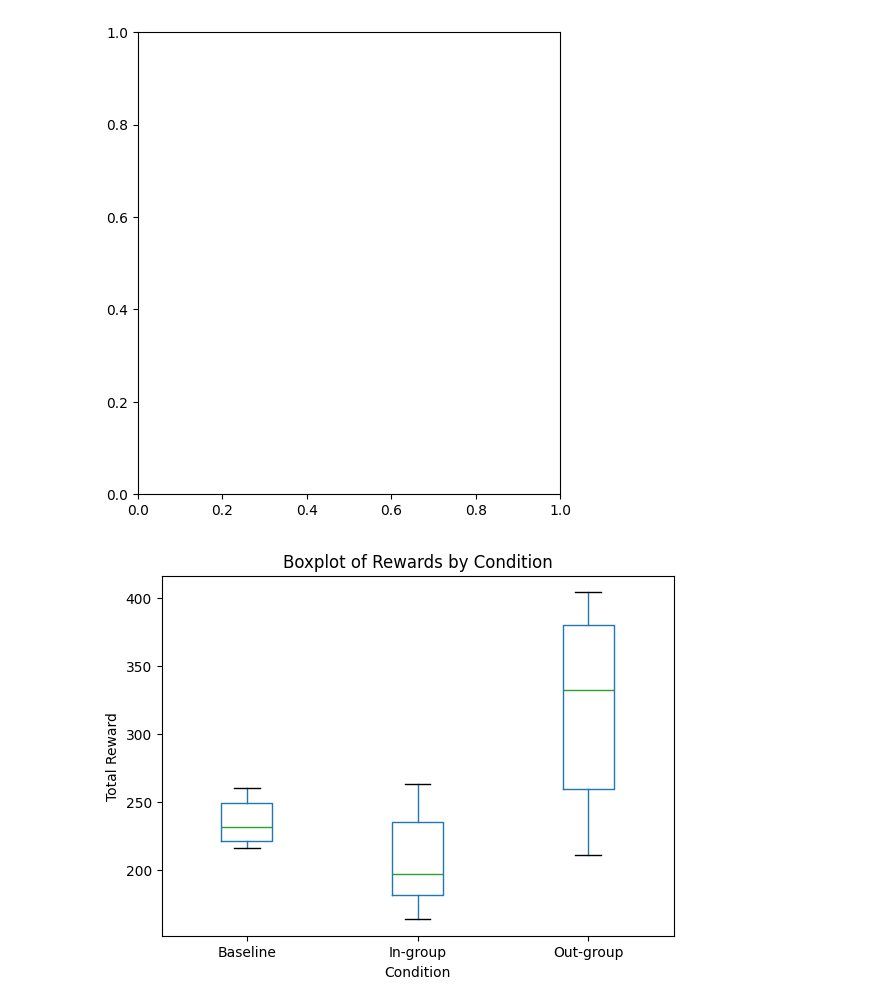
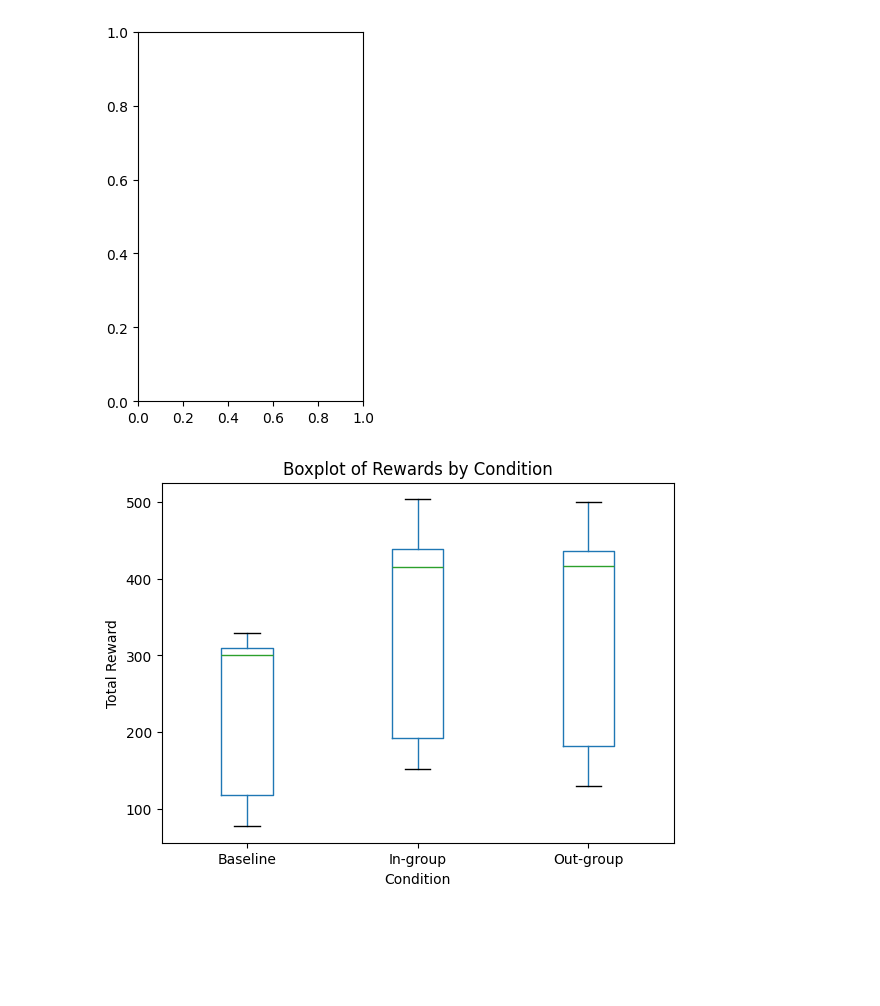
Before and after one commit to zeuqq6/RL_Identity, a Jupyter notebook: simulation.ipynb, the cells around one changed output. Drawn from its saved outputs; the diff is of its cells as text; code cells hidden in the pictures; blank space fills up the shorter version.

```diff
--- a/simulation.ipynb
+++ b/simulation.ipynb
@@ -6,9 +6,9 @@ import matplotlib.pyplot as plt
 from scipy.stats import f_oneway
 # %%
 # Define reward matrices
-baseline_reward_matrix = np.array([[5, 3], [1, 0]])
-in_group_reward_matrix = np.array([[4, 3], [1, 0]])
-out_group_reward_matrix = np.array([[7, 5], [1, 0]])
+baseline_reward_matrix = np.array([[3, 1], [3, 0]])
+in_group_reward_matrix = np.array([[4, 1], [3, 0]])
+out_group_reward_matrix = np.array([[7, 1], [5, 0]])
 # %%
 # Define agent class and simulation function
 class Agent:
@@ -50,10 +60,10 @@ def simulate(agents, reward_matrix, iterations=100, in_group_prob=0.7, out_group
             agent2.total_reward += reward
 # %%
 # Create agents for each condition
-agents_baseline = [Agent(group='none', coop_prob=0.5) for _ in range(10)]
-agents_compare = [Agent(group='in_group', coop_prob=0.7) for _ in range(5)] + [Agent(group='out_group', coop_prob=0.3) for _ in range(5)]
-agents_in_group = [Agent(group='in_group', coop_prob=0.7) for _ in range(5)] + [Agent(group='out_group', coop_prob=0.3) for _ in range(5)]
-agents_out_group = [Agent(group='out_group', coop_prob=0.3) for _ in range(5)] + [Agent(group='in_group', coop_prob=0.7) for _ in range(5)]
+agents_baseline = [Agent(group='none', coop_prob=0.5) for _ in range(30)]
+agents_compare = [Agent(group='in_group', coop_prob=0.7) for _ in range(15)] + [Agent(group='out_group', coop_prob=0.3) for _ in range(15)]
+agents_in_group = [Agent(group='in_group', coop_prob=0.7) for _ in range(15)] + [Agent(group='out_group', coop_prob=0.3) for _ in range(15)]
+agents_out_group = [Agent(group='out_group', coop_prob=0.7) for _ in range(15)] + [Agent(group='in_group', coop_prob=0.3) for _ in range(15)]
 
 # Run simulations
 simulate(agents_baseline, baseline_reward_matrix)
@@ -63,6 +73,6 @@ simulate(agents_out_group, out_group_reward_matrix, in_group_prob=0.7, out_group
 
 # Collect results
 baseline_rewards = [agent.total_reward for agent in agents_baseline]
-baseline_compare = [agent.total_reward for agent in agents_baseline]
+baseline_compare = [agent.total_reward for agent in agents_compare]
 in_group_rewards = [agent.total_reward for agent in agents_in_group]
 out_group_rewards = [agent.total_reward for agent in agents_out_group]
@@ -120,9 +305,6 @@ df = pd.DataFrame({
     'Condition': ['Baseline'] * len(baseline_rewards) + ['In-group'] * len(in_group_rewards) + ['Out-group'] * len(out_group_rewards),
     'Reward': baseline_rewards + in_group_rewards + out_group_rewards
 })
-
-# Plot the distributions of rewards for each condition
-plt.figure(figsize=(12, 6))
 
 # Boxplot
 plt.subplot(1, 2, 1)
@@ -139,38 +321,39 @@ for condition in df['Condition'].unique():
     subset = df[df['Condition'] == condition]
     plt.hist(subset['Reward'], alpha=0.5, label=condition, bins=10)
 
 plt.title('Histogram of Rewards by Condition')
 plt.xlabel('Total Reward')
 plt.ylabel('Frequency')
 plt.legend()
 
 plt.tight_layout()
 plt.show()
 
 # Mean and standard deviation bar plot
 summary_stats = df.groupby('Condition')['Reward'].agg(['mean', 'std']).reset_index()
+# use standard error of the mean for error bars
+summary_stats['sem'] = summary_stats['std'] / np.sqrt(len(df))
 
 plt.figure(figsize=(8, 6))
-plt.bar(summary_stats['Condition'], summary_stats['mean'], yerr=summary_stats['std'], capsize=5)
-plt.title('Mean and Standard Deviation of Rewards by Condition')
+plt.bar(summary_stats['Condition'], summary_stats['mean'], yerr=summary_stats['sem'], capsize=5)
+plt.title('Mean and Standard Error of the Mean (SEM) of Rewards by Condition')
 plt.xlabel('Condition')
 plt.ylabel('Total Reward')
 plt.show()
 
 # Bar graph for each trial
 conditions = df['Condition'].unique()
-colors = ['blue', 'orange', 'green']
+colors = ['red', 'blue', 'black']
 
-# Bar graph for each trial
 for i, condition in enumerate(conditions):
     subset = df[df['Condition'] == condition]
-    plt.bar(range(len(subset)), subset['Reward'], label=condition, color=colors[i], alpha=0.7)
+    plt.bar(range(len(subset)), subset['Reward'], label=condition, color=colors[i], alpha=0.4)
 
 plt.title('Total Rewards by Condition for Each Trial')
-plt.xlabel('Trial')
+plt.xlabel('Agents')
 plt.ylabel('Total Reward')
 plt.legend()
 plt.show()
 # %% [output]
-[figure, old version]
+[figure, new version]
-[figure, old version]
+[figure, new version]
```
Also changed, not shown: parts of 9 cells of this notebook.
